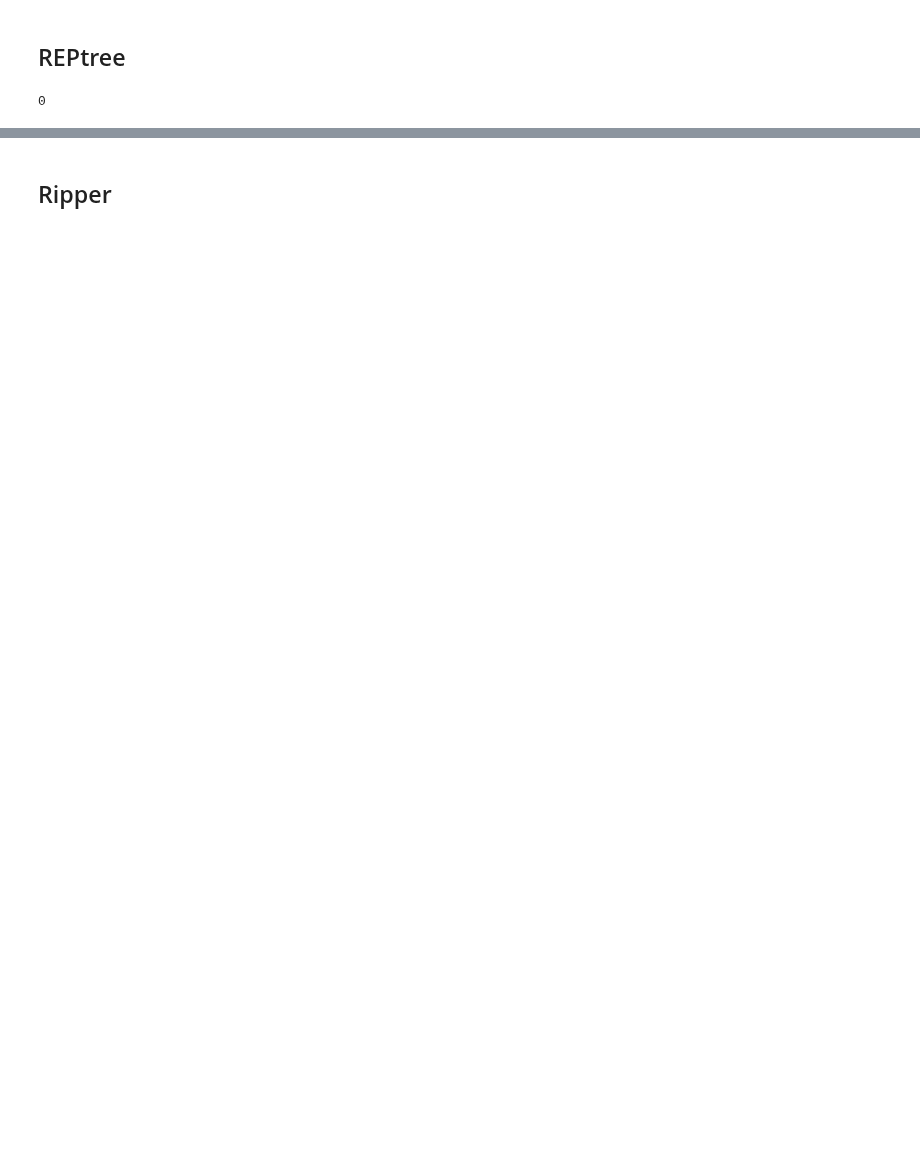
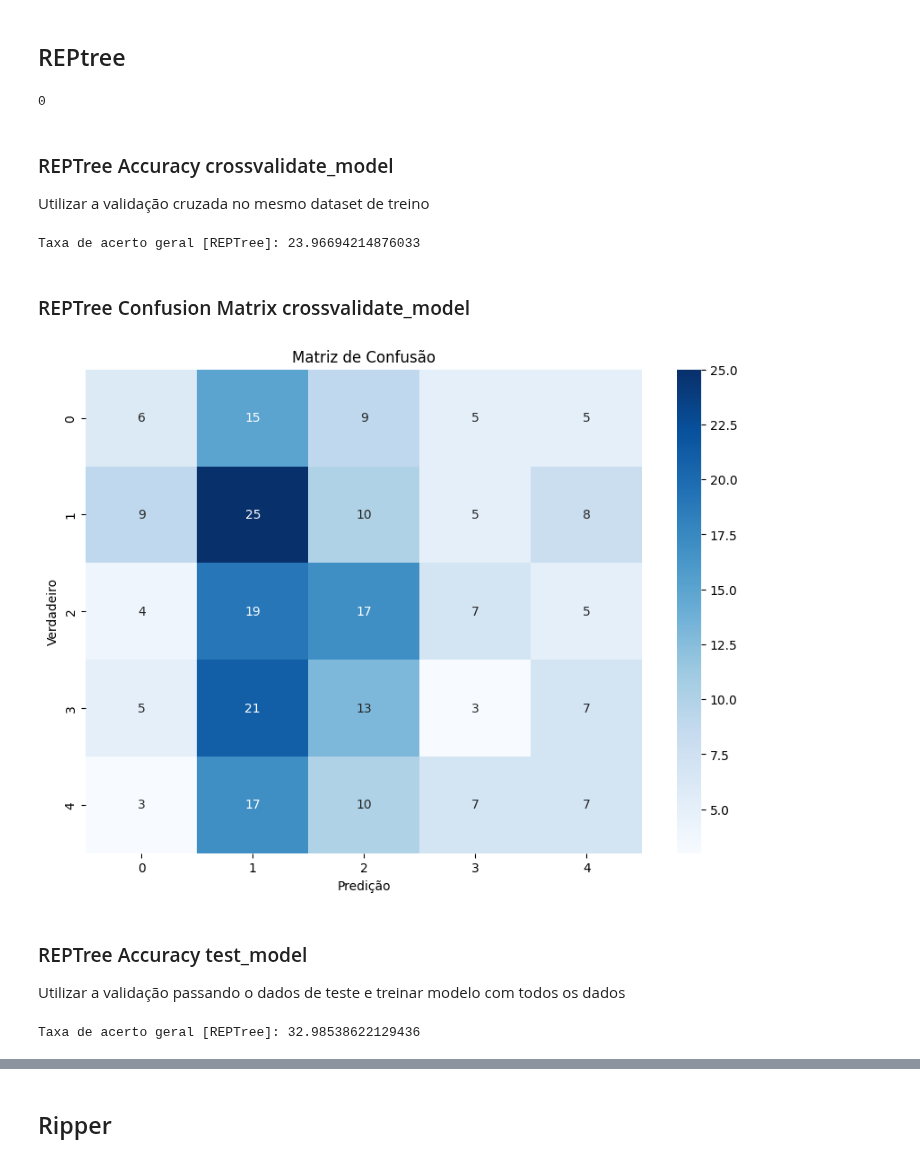
Before and after one commit to viniciusparede/house-prices-prediction-ppgia, a Jupyter notebook: notebooks/classification.ipynb, the cells around one changed output, grey strips where cells are left out. Saved outputs shown, nothing was run; the diff lists cells and outputs as text; code cells hidden in the pictures; blank space fills up the shorter version.

```diff
--- a/notebooks/classification.ipynb
+++ b/notebooks/classification.ipynb
@@ -540,3 +579,49 @@ os.system(
 )
 # %% [output]
 0
+# %% [markdown]
+### REPTree Accuracy crossvalidate_model
+Utilizar a validação cruzada no mesmo dataset de treino
+# %%
+# Avaliar o classificador REPtree usando validação cruzada de 10 folds
+evaluation = Evaluation(train_data)
+evaluation.crossvalidate_model(reptree, train_data, 10, Random(1))
+
+# Imprimir a taxa de acerto geral do modelo
+print("Taxa de acerto geral [REPTree]:", evaluation.percent_correct)
+# %% [output]
+Taxa de acerto geral [REPTree]: 23.96694214876033
+# %% [markdown]
+### REPTree Confusion Matrix crossvalidate_model
+# %%
+# Obter as previsões do modelo para o conjunto de teste
+reptree_predictions = evaluation.predictions
+
+# Retonar o dataframe
+reptree_predictions_df = evaluation_to_dataframe(reptree_predictions)
+
+# Gerar matriz de confusão
+conf_matrix = confusion_matrix(
+    reptree_predictions_df["actual"], reptree_predictions_df["predicted"]
+)
+
+# Criar um gráfico de heatmap com a matriz de confusão
+plt.figure(figsize=(10, 7))
+sns.heatmap(conf_matrix, annot=True, fmt="g", cmap="Blues")
+plt.xlabel("Predição")
+plt.ylabel("Verdadeiro")
+plt.title("Matriz de Confusão")
+plt.show()
+# %% [output]
+[figure, added]
+# %% [markdown]
+### REPTree Accuracy test_model
+Utilizar a validação passando o dados de teste e treinar modelo com todos os dados
+# %%
+evaluation = Evaluation(test_data)
+evaluation.test_model(reptree, test_data)
+
+# Imprimir a taxa de acerto geral do modelo
+print("Taxa de acerto geral [REPTree]:", evaluation.percent_correct)
+# %% [output]
+Taxa de acerto geral [REPTree]: 32.98538622129436
```
Also changed, not shown: parts of 22 cells of this notebook, 2 other files.
